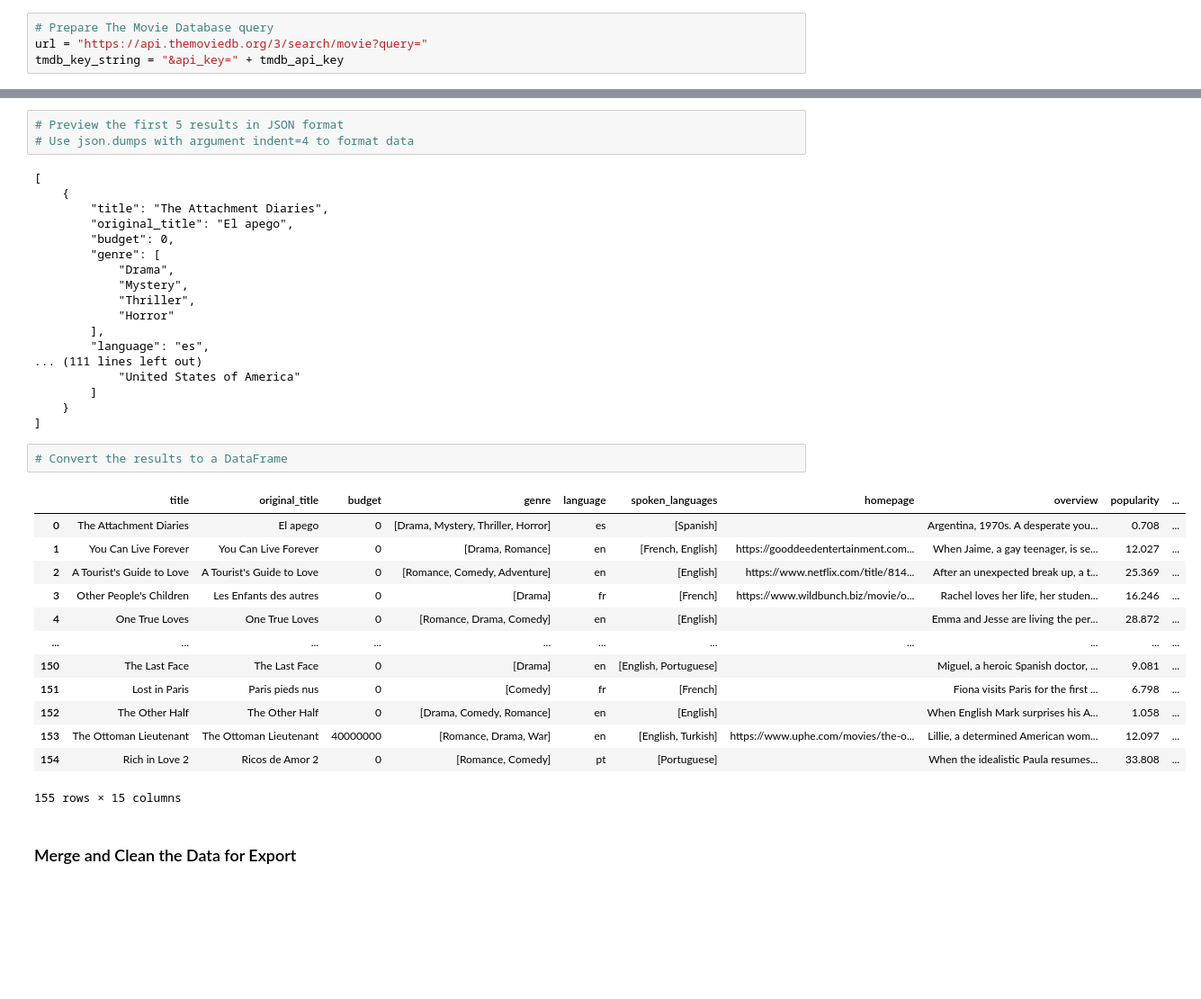
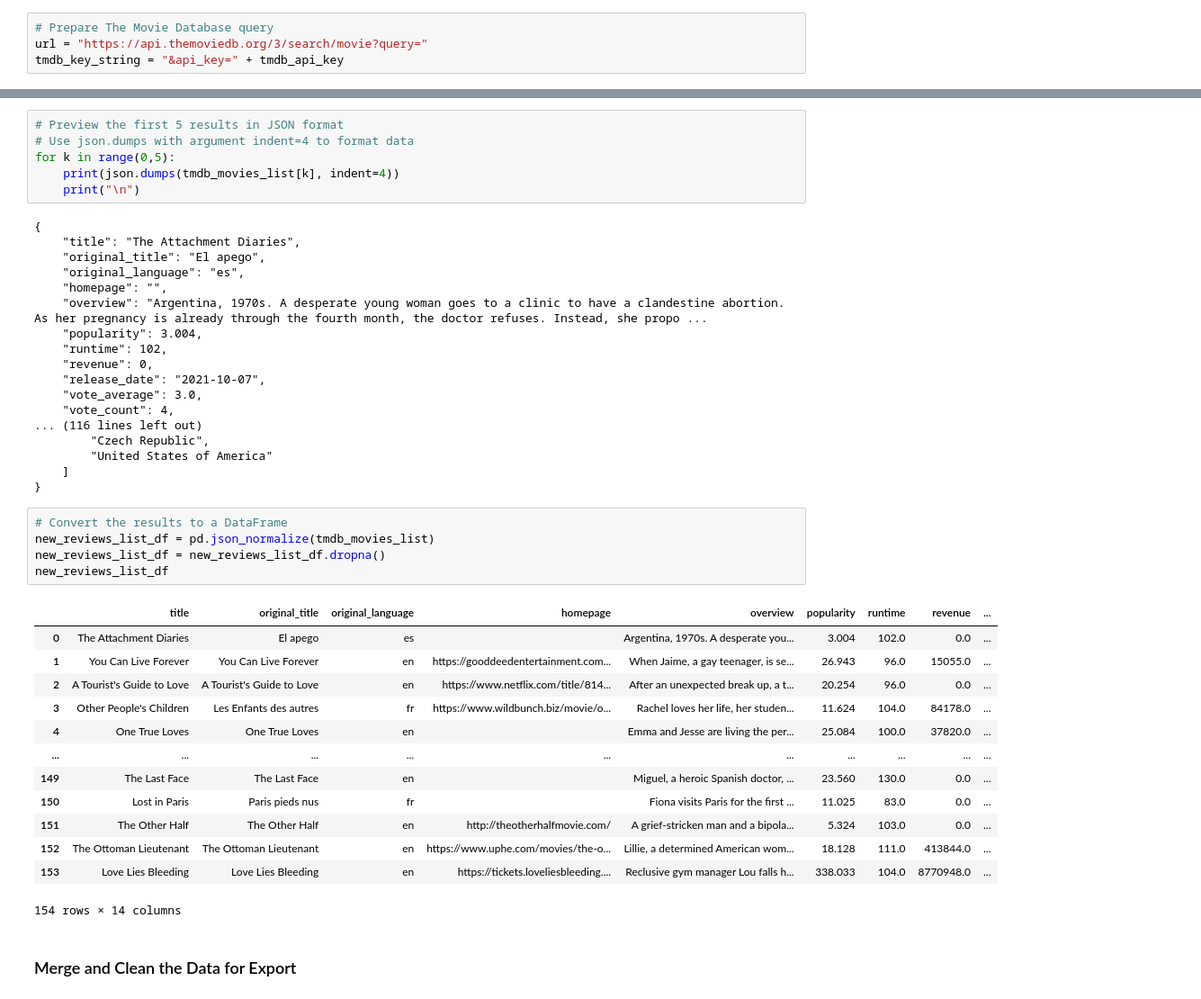
Before and after one commit to skfotedar/data-sourcing-challenge, a Jupyter notebook: M6_Starter_Code/retrieve_movie_data.ipynb, the cells around one changed output, grey strips where cells are left out. Shown at 90% size. Saved outputs shown, nothing was run; the diff lists cells and outputs as text; blank space fills up the shorter version.

```diff
--- a/M6_Starter_Code/retrieve_movie_data.ipynb
+++ b/M6_Starter_Code/retrieve_movie_data.ipynb
@@ -273,40 +369,46 @@ TypeError: list indices must be integers or slices, not str
 # %%
 # Preview the first 5 results in JSON format
 # Use json.dumps with argument indent=4 to format data
+for k in range(0,5):
+    print(json.dumps(tmdb_movies_list[k], indent=4))
+    print("\n")
 # %% [output]
-[
-    {
-        "title": "The Attachment Diaries",
-        "original_title": "El apego",
-        "budget": 0,
-        "genre": [
-            "Drama",
-            "Mystery",
-            "Thriller",
-            "Horror"
-        ],
-        "language": "es",
-... (111 lines left out)
-            "United States of America"
-        ]
-    }
-]
+{
+    "title": "The Attachment Diaries",
+    "original_title": "El apego",
+    "original_language": "es",
+    "homepage": "",
+    "overview": "Argentina, 1970s. A desperate young woman goes to a clinic to have a clandestine abortion. As her pregnancy is already through the fourth month, the doctor refuses. Instead, she propo ...
+    "popularity": 3.004,
+    "runtime": 102,
+    "revenue": 0,
+    "release_date": "2021-10-07",
+    "vote_average": 3.0,
+    "vote_count": 4,
+... (116 lines left out)
+        "Czech Republic",
+        "United States of America"
+    ]
+}
 # %%
 # Convert the results to a DataFrame
+new_reviews_list_df = pd.json_normalize(tmdb_movies_list)
+new_reviews_list_df = new_reviews_list_df.dropna()
+new_reviews_list_df
 # %% [output]
-|  | title | original_title | budget | genre | language | spoken_languages | homepage | overview | popularity | ... |
-| 0 | The Attachment Diaries | El apego | 0 | [Drama, Mystery, Thriller, Horror] | es | [Spanish] |  | Argentina, 1970s. A desperate you... | 0.708 | ... |
-| 1 | You Can Live Forever | You Can Live Forever | 0 | [Drama, Romance] | en | [French, English] | https://gooddeedentertainment.com... | When Jaime, a gay teenager, is se... | 12.027 | ... |
-| 2 | A Tourist's Guide to Love | A Tourist's Guide to Love | 0 | [Romance, Comedy, Adventure] | en | [English] | https://www.netflix.com/title/814... | After an unexpected break up, a t... | 25.369 | ... |
-| 3 | Other People's Children | Les Enfants des autres | 0 | [Drama] | fr | [French] | https://www.wildbunch.biz/movie/o... | Rachel loves her life, her studen... | 16.246 | ... |
-| 4 | One True Loves | One True Loves | 0 | [Romance, Drama, Comedy] | en | [English] |  | Emma and Jesse are living the per... | 28.872 | ... |
-| ... | ... | ... | ... | ... | ... | ... | ... | ... | ... | ... |
-| 150 | The Last Face | The Last Face | 0 | [Drama] | en | [English, Portuguese] |  | Miguel, a heroic Spanish doctor, ... | 9.081 | ... |
-| 151 | Lost in Paris | Paris pieds nus | 0 | [Comedy] | fr | [French] |  | Fiona visits Paris for the first ... | 6.798 | ... |
-| 152 | The Other Half | The Other Half | 0 | [Drama, Comedy, Romance] | en | [English] |  | When English Mark surprises his A... | 1.058 | ... |
-| 153 | The Ottoman Lieutenant | The Ottoman Lieutenant | 40000000 | [Romance, Drama, War] | en | [English, Turkish] | https://www.uphe.com/movies/the-o... | Lillie, a determined American wom... | 12.097 | ... |
-| 154 | Rich in Love 2 | Ricos de Amor 2 | 0 | [Romance, Comedy] | pt | [Portuguese] |  | When the idealistic Paula resumes... | 33.808 | ... |
+|  | title | original_title | original_language | homepage | overview | popularity | runtime | revenue | ... |
+| 0 | The Attachment Diaries | El apego | es |  | Argentina, 1970s. A desperate you... | 3.004 | 102.0 | 0.0 | ... |
+| 1 | You Can Live Forever | You Can Live Forever | en | https://gooddeedentertainment.com... | When Jaime, a gay teenager, is se... | 26.943 | 96.0 | 15055.0 | ... |
+| 2 | A Tourist's Guide to Love | A Tourist's Guide to Love | en | https://www.netflix.com/title/814... | After an unexpected break up, a t... | 20.254 | 96.0 | 0.0 | ... |
+| 3 | Other People's Children | Les Enfants des autres | fr | https://www.wildbunch.biz/movie/o... | Rachel loves her life, her studen... | 11.624 | 104.0 | 84178.0 | ... |
+| 4 | One True Loves | One True Loves | en |  | Emma and Jesse are living the per... | 25.084 | 100.0 | 37820.0 | ... |
+| ... | ... | ... | ... | ... | ... | ... | ... | ... | ... |
+| 149 | The Last Face | The Last Face | en |  | Miguel, a heroic Spanish doctor, ... | 23.560 | 130.0 | 0.0 | ... |
+| 150 | Lost in Paris | Paris pieds nus | fr |  | Fiona visits Paris for the first ... | 11.025 | 83.0 | 0.0 | ... |
+| 151 | The Other Half | The Other Half | en | http://theotherhalfmovie.com/ | A grief-stricken man and a bipola... | 5.324 | 103.0 | 0.0 | ... |
+| 152 | The Ottoman Lieutenant | The Ottoman Lieutenant | en | https://www.uphe.com/movies/the-o... | Lillie, a determined American wom... | 18.128 | 111.0 | 413844.0 | ... |
+| 153 | Love Lies Bleeding | Love Lies Bleeding | en | https://tickets.loveliesbleeding.... | Reclusive gym manager Lou falls h... | 338.033 | 104.0 | 8770948.0 | ... |
-155 rows × 15 columns
+154 rows × 14 columns
 # %% [markdown]
 ### Merge and Clean the Data for Export
 # %%
```
Also changed, not shown: parts of 4 cells of this notebook.
